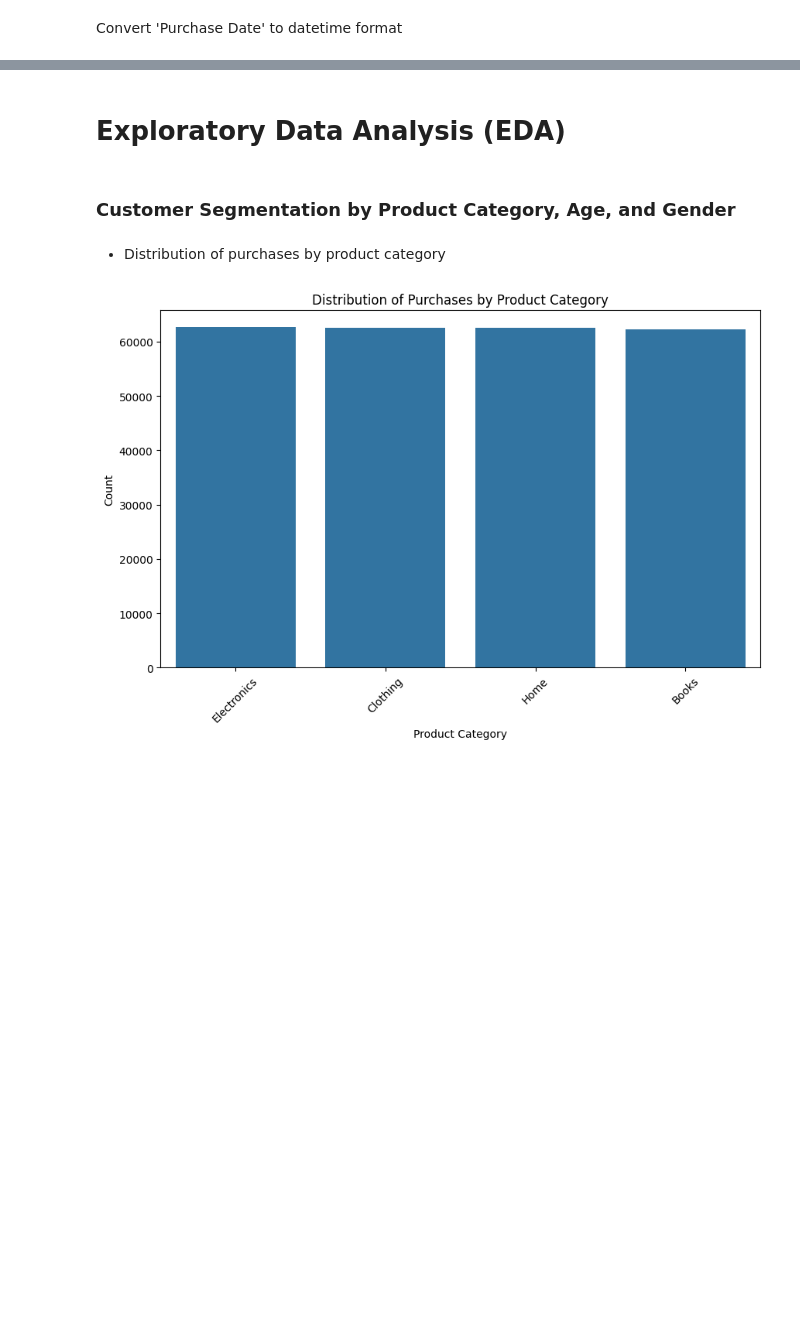
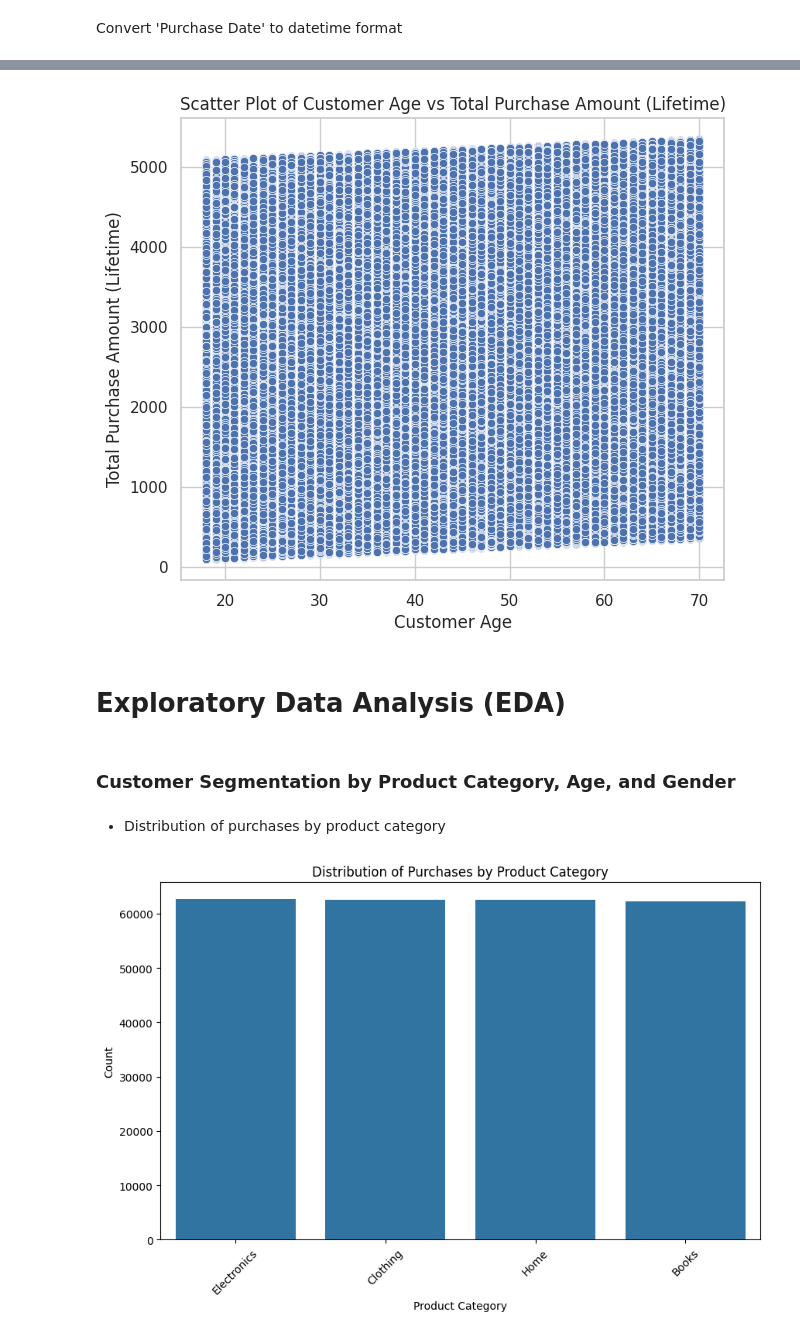
Before and after one commit to Chebii55/e-commerceData, a Jupyter notebook: Customer_Analysis_and_Engagement_Prediction.ipynb, the cells around one changed output, grey strips where cells are left out. Drawn from its saved outputs; the diff is of its cells as text; code cells hidden in the pictures; blank space fills up the shorter version.

Commit message:
Data Cleaning Update

```diff
--- a/Customer_Analysis_and_Engagement_Prediction.ipynb
+++ b/Customer_Analysis_and_Engagement_Prediction.ipynb
@@ -129,3 +130,6 @@ dtype: int64
+# %%
+irrelevant_columns = ['Customer ID']  # Remove identifiers
+data = data.drop(columns=irrelevant_columns, errors='ignore')
 # %%
 data['Year'] = data['Purchase Date'].dt.year
 data['Month'] = data['Purchase Date'].dt.month
@@ -133,0 +140,14 @@ data['Day of Week'] = data['Purchase Date'].dt.dayofweek
+# %%
+
+numeric_cols = data.select_dtypes(include=['float64', 'int64']).columns
+for col in numeric_cols:
+    Q1 = data[col].quantile(0.25)
+    Q3 = data[col].quantile(0.75)
+    IQR = Q3 - Q1
+    lower_bound = Q1 - 1.5 * IQR
+    upper_bound = Q3 + 1.5 * IQR
+    data[col] = np.where(data[col] < lower_bound, lower_bound, data[col])
+    data[col] = np.where(data[col] > upper_bound, upper_bound, data[col])
+
+print("\nCleaned data summary:\n")
+print(data.describe())
@@ -134,3 +172,27 @@ data['Day of Week'] = data['Purchase Date'].dt.dayofweek
+# %%
+# Check if 'Total Purchase Amount' column exists to create a total purchase feature
+if 'Total Purchase Amount' in data.columns:
+    data['Total Purchase Amount_Lifetime'] = data['Total Purchase Amount']
+else:
+    print("Warning: 'Total Purchase Amount' column not found. Skipping total purchase calculation.")
+
+# Check if 'Returns' exists to create a returns frequency feature
+if 'Returns' in data.columns:
+    data['Returns_Frequency'] = data['Returns']
+else:
+    print("Warning: 'Returns' column not found. Skipping returns frequency calculation.")
+
+if 'Customer Age' in data.columns and 'Total Purchase Amount_Lifetime' in data.columns:
+    plt.figure(figsize=(7, 6))
+    sns.scatterplot(x=data['Customer Age'], y=data['Total Purchase Amount_Lifetime'])
+    plt.title('Scatter Plot of Customer Age vs Total Purchase Amount (Lifetime)')
+    plt.xlabel('Customer Age')
+    plt.ylabel('Total Purchase Amount (Lifetime)')
+    plt.show()
+else:
+    print("Skipping scatter plot: Required columns for plotting are not available.")
+# %% [output]
+[figure, added]
 # %% [markdown]
 # Exploratory Data Analysis (EDA)
 # %% [markdown]
```
Also changed, not shown: parts of 11 cells of this notebook.
